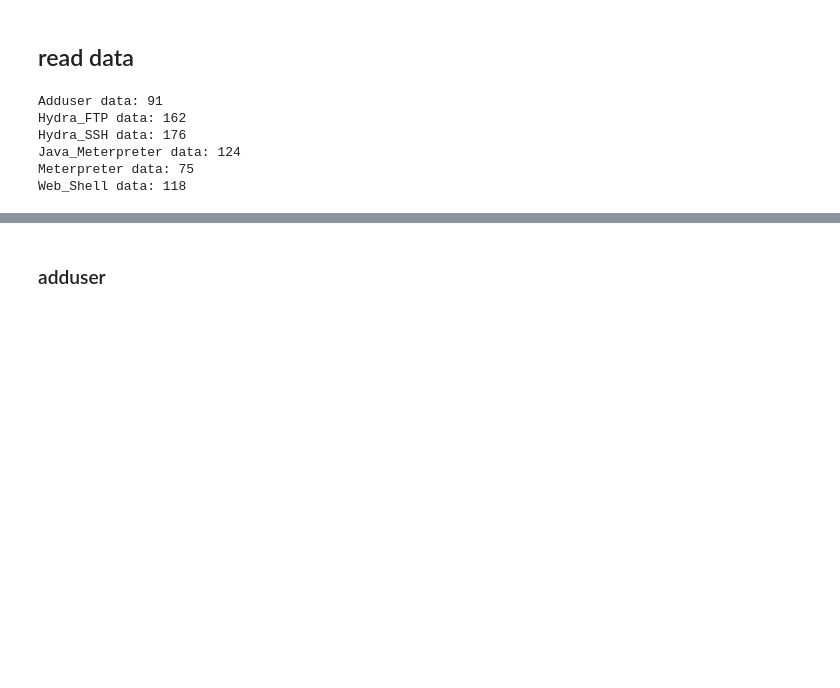
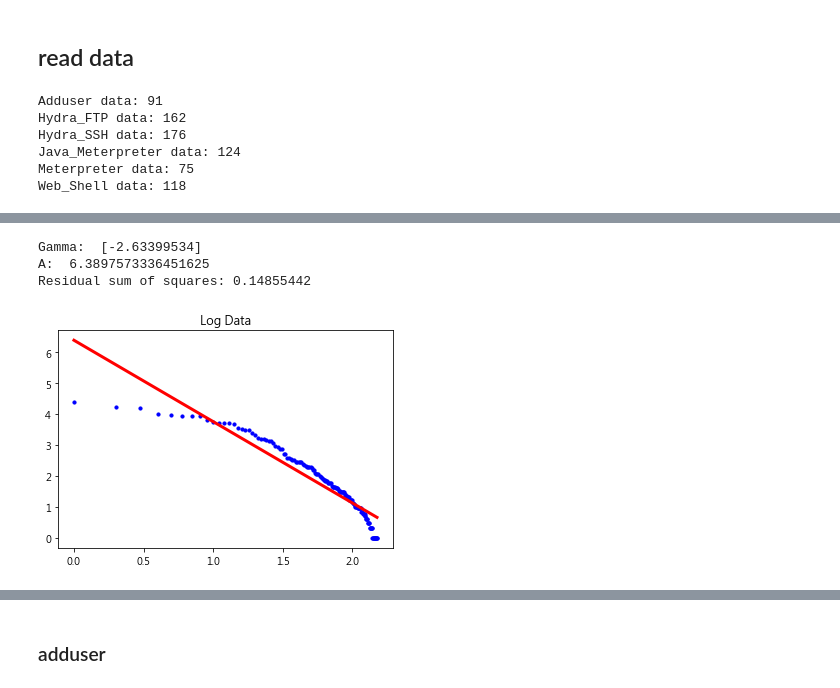
Before and after one commit to star32134212/Graph_Mining_Project, a Jupyter notebook: GraphMiningProject.ipynb, the cells around one changed output, grey strips where cells are left out. Saved outputs shown, nothing was run; the diff lists cells and outputs as text; code cells hidden in the pictures; blank space fills up the shorter version.

```diff
--- a/GraphMiningProject.ipynb
+++ b/GraphMiningProject.ipynb
@@ -123,0 +177,9 @@ array(['174', '221', '66', '54', '6', '63', '6', '12', '54', '221', '3',
+# %%
+ax = get_increasing_array(len(px)+1)
+py = np.array(py)
+DataFitAndVisualization(ax[1:],py)
+# %% [output]
+Gamma:  [-2.63399534]
+A:  6.3897573336451625
+Residual sum of squares: 0.14855442
+[figure, added]
```
Also changed, not shown: parts of 24 cells of this notebook.
